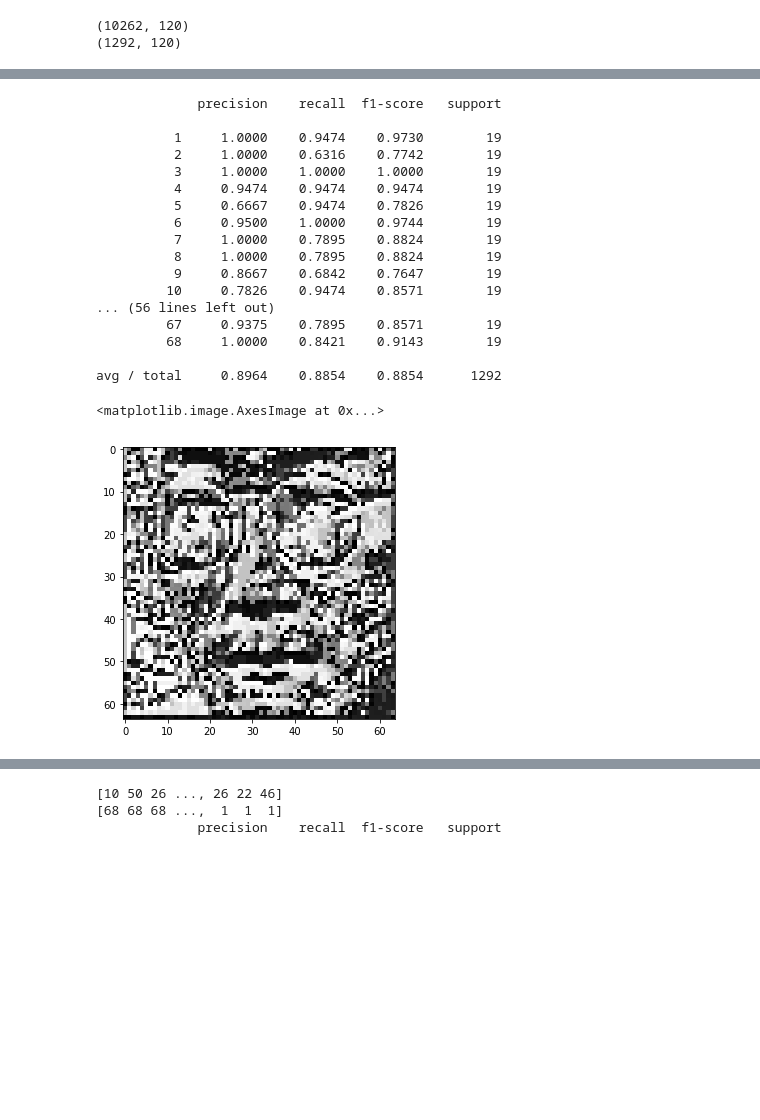
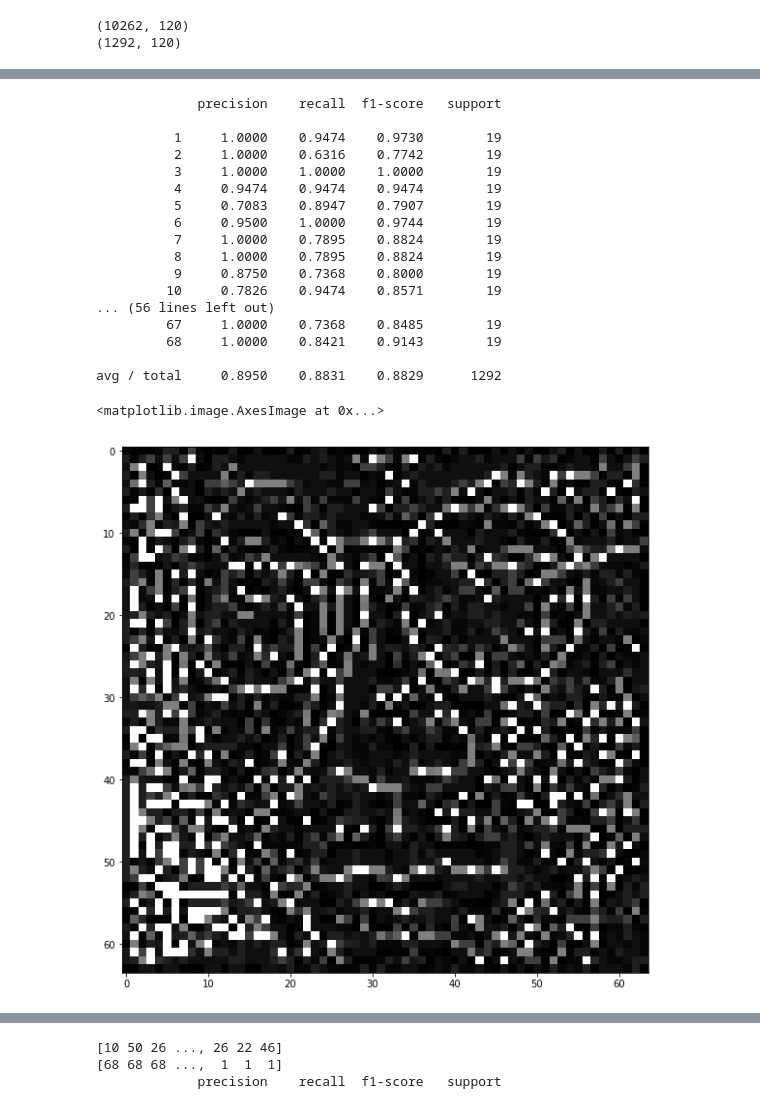
Before and after one commit to csf0429/HW_FaceVerification, a Jupyter notebook: PIE_LBP.ipynb, the cells around one changed output, grey strips where cells are left out. Cells and saved outputs as stored; diff of their text form; code cells hidden in the pictures; blank space fills up the shorter version.

```diff
--- a/PIE_LBP.ipynb
+++ b/PIE_LBP.ipynb
@@ -12,7 +12,7 @@ import matplotlib.pyplot as plt
 %matplotlib inline
 
  #设置默认显示参数
-plt.rcParams['figure.figsize'] = (10, 5)        # 图像显示大小
+plt.rcParams['figure.figsize'] = (15, 10)        # 图像显示大小
 plt.rcParams['image.interpolation'] = 'nearest'  # 最近邻差值: 像素为正方形
 plt.rcParams['image.cmap'] = 'gray'  # 使用灰度输出而不是彩色输出
 # %%
@@ -240,7 +240,7 @@ avg / total     0.9747    0.9729    0.9730      1292
 # %%
 ### PCA + SVM
 from sklearn.svm import LinearSVC
-SVM = LinearSVC(C=0.000000115, random_state=42)
+SVM = LinearSVC(C=0.000000165, random_state=42)
 
 SVM.fit(X_train_reduced, y_train)
 predictions = SVM.predict(X_test_reduced)
@@ -252,27 +252,27 @@ print classification_report(y_test, predictions, digits = 4)
           2     1.0000    0.6316    0.7742        19
           3     1.0000    1.0000    1.0000        19
           4     0.9474    0.9474    0.9474        19
-          5     0.6667    0.9474    0.7826        19
+          5     0.7083    0.8947    0.7907        19
           6     0.9500    1.0000    0.9744        19
           7     1.0000    0.7895    0.8824        19
           8     1.0000    0.7895    0.8824        19
-          9     0.8667    0.6842    0.7647        19
+          9     0.8750    0.7368    0.8000        19
          10     0.7826    0.9474    0.8571        19
 ... (56 lines left out)
-         67     0.9375    0.7895    0.8571        19
+         67     1.0000    0.7368    0.8485        19
          68     1.0000    0.8421    0.9143        19
 
-avg / total     0.8964    0.8854    0.8854      1292
+avg / total     0.8950    0.8831    0.8829      1292
 # %%
 from skimage.feature import local_binary_pattern
 
 ## setting for LBP
 radius = 1
 n_points = 8 * radius
 
-lbp = local_binary_pattern(img, n_points, radius, method = 'default')
+lbp = local_binary_pattern(img, n_points, radius, method = 'ror')
 plt.imshow(lbp, interpolation='nearest')
 # %% [output]
 <matplotlib.image.AxesImage at 0x...>
-[figure, old version]
+[figure, new version]
 # %%
```
Also changed, not shown: parts of 17 cells of this notebook, 3 other files.
